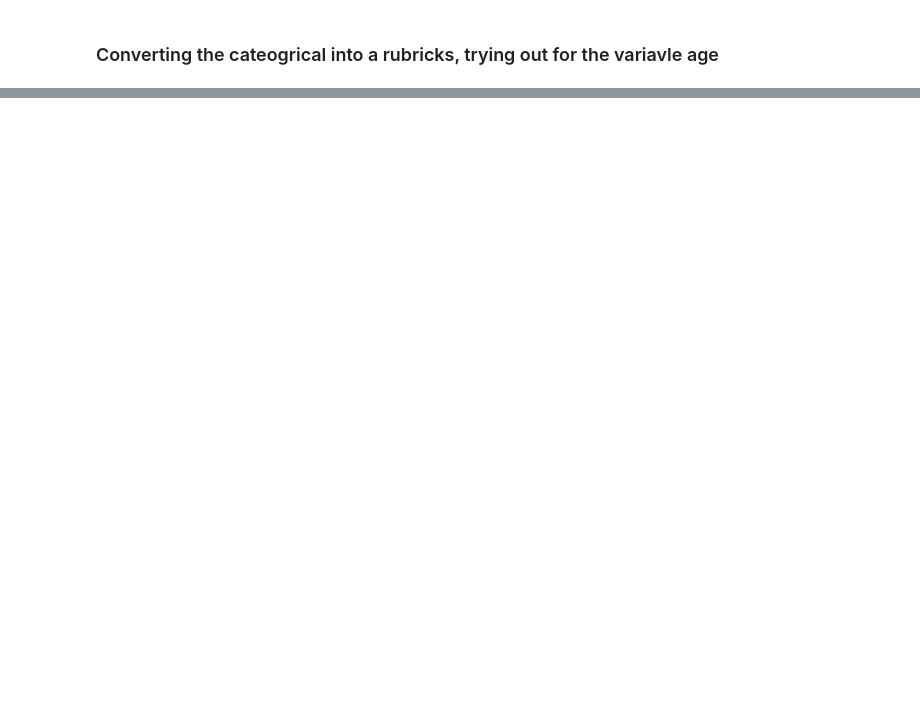
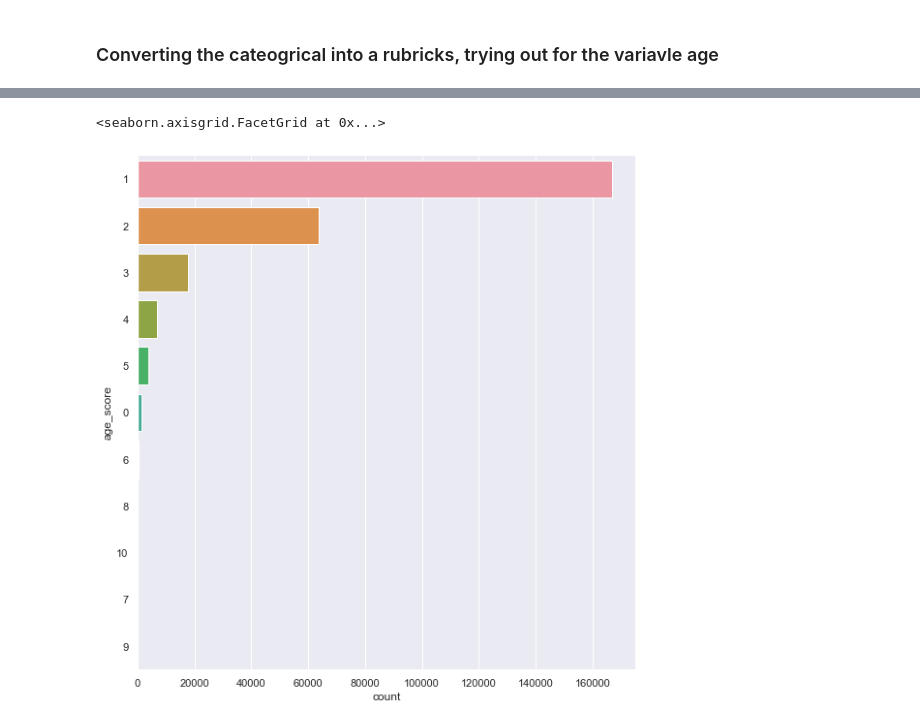
Before and after one commit to t-kaijie/DSA_project, a Jupyter notebook: Mini_project_draft_1.ipynb, the cells around one changed output, grey strips where cells are left out. Cells and saved outputs as stored; diff of their text form; code cells hidden in the pictures; blank space fills up the shorter version.

```diff
--- a/Mini_project_draft_1.ipynb
+++ b/Mini_project_draft_1.ipynb
@@ -52,17 +111,20 @@ score_calculation.head()
 # %%
 ## Setting up of conditions for sorting, 10 grading system
 conditions = [(score_calculation['age'] <= 20),
               (score_calculation['age'] <= 40) & (score_calculation['age'] > 20),
               (score_calculation['age'] <= 60) & (score_calculation['age'] > 40),
               (score_calculation['age'] <= 80) & (score_calculation['age'] > 60),
               (score_calculation['age'] <= 100) & (score_calculation['age'] > 80),
               (score_calculation['age'] <= 120) & (score_calculation['age'] > 100),
               (score_calculation['age'] <= 140) & (score_calculation['age'] > 120),
               (score_calculation['age'] <= 160) & (score_calculation['age'] > 140),
               (score_calculation['age'] <= 180) & (score_calculation['age'] > 160),
               (score_calculation['age'] <= 200) & (score_calculation['age'] > 180)]
-age_score = [10,9,8,7,6,5,4,3,2,1]
+age_score = [1,2,3,4,5,6,7,8,9,10]
 score_calculation['age_score'] = np.select(conditions,age_score)
 score_calculation.head(50)
 sb.catplot(y = "age_score", data = score_calculation, kind = "count",
         order = score_calculation['age_score'].value_counts().index, height = 8)
+# %% [output]
+<seaborn.axisgrid.FacetGrid at 0x...>
+[figure, added]
```
Also changed, not shown: parts of 5 cells of this notebook, 1 other file.
